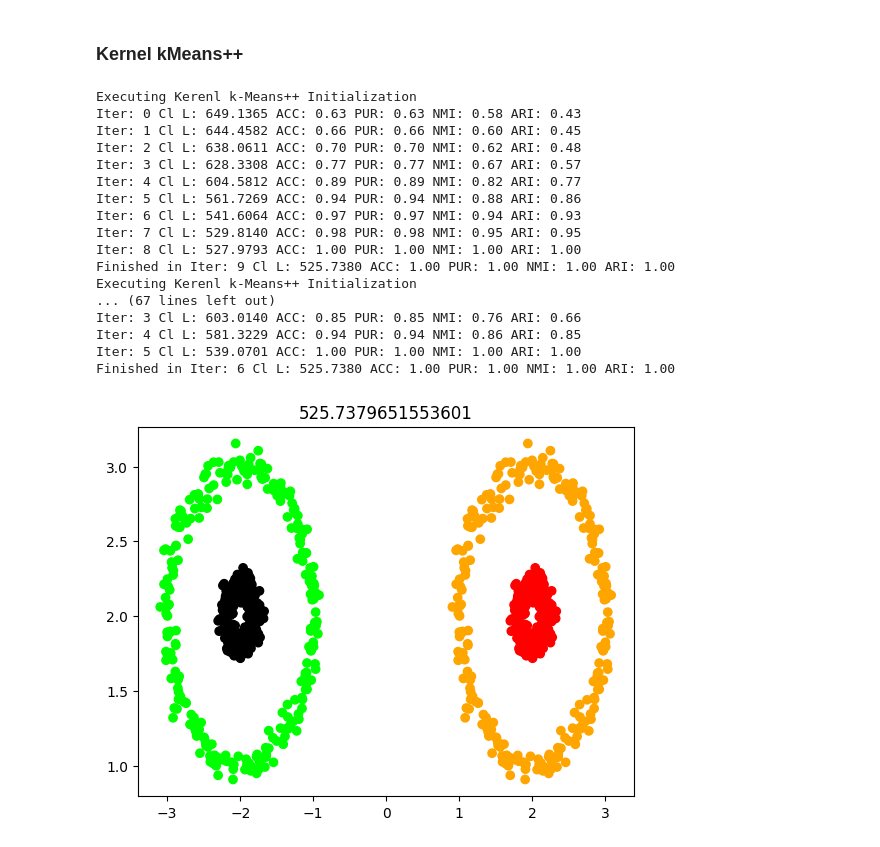
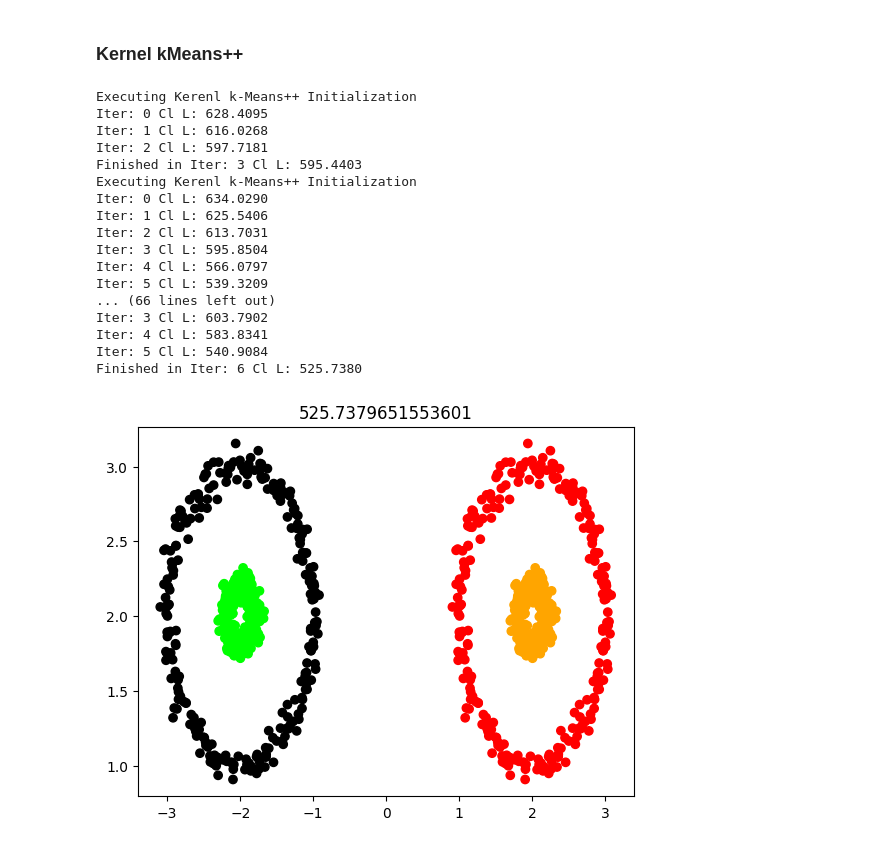
Before and after one commit to gvardakas/global-kernel-k-means-pp, a Jupyter notebook: Kernel k-means.ipynb, the cells around one changed output. Saved outputs shown, nothing was run; the diff lists cells and outputs as text; code cells hidden in the pictures.

Commit message:
Various Updates
1) Make Initialization.py from InitialPartition.py
2) KernelKMeansPP to KernleKMeans.py
3) Updates in ipynb

```diff
--- a/Kernel k-means.ipynb
+++ b/Kernel k-means.ipynb
@@ -62,27 +62,27 @@ ACC: 0.87 PUR: 0.87 NMI: 0.78 ARI: 0.72
 # %% [markdown]
 ### Kernel kMeans++
 # %%
-kernelKMeansPP =  KernelKMeansPP()
-min_total_error, best_partition = kernelKMeansPP.kernel_kmeans_pp(X, y, K, kernel_matrix, n_init=10, method='k-means++')
+kernelKMeans =  KernelKMeans()
+min_total_error, best_partition = kernelKMeans.kernel_kmeans(X, K, kernel_matrix, n_init=10, method='k-means++')
 plt.scatter(X[:, 0], X[:, 1], c=best_partition, cmap=ListedColormap(colors))
 plt.title(min_total_error)
 plt.show()
 # %% [output]
 Executing Kerenl k-Means++ Initialization
-Iter: 0 Cl L: 649.1365 ACC: 0.63 PUR: 0.63 NMI: 0.58 ARI: 0.43
-Iter: 1 Cl L: 644.4582 ACC: 0.66 PUR: 0.66 NMI: 0.60 ARI: 0.45
-Iter: 2 Cl L: 638.0611 ACC: 0.70 PUR: 0.70 NMI: 0.62 ARI: 0.48
-Iter: 3 Cl L: 628.3308 ACC: 0.77 PUR: 0.77 NMI: 0.67 ARI: 0.57
-Iter: 4 Cl L: 604.5812 ACC: 0.89 PUR: 0.89 NMI: 0.82 ARI: 0.77
-Iter: 5 Cl L: 561.7269 ACC: 0.94 PUR: 0.94 NMI: 0.88 ARI: 0.86
-Iter: 6 Cl L: 541.6064 ACC: 0.97 PUR: 0.97 NMI: 0.94 ARI: 0.93
-Iter: 7 Cl L: 529.8140 ACC: 0.98 PUR: 0.98 NMI: 0.95 ARI: 0.95
-Iter: 8 Cl L: 527.9793 ACC: 1.00 PUR: 1.00 NMI: 1.00 ARI: 1.00
-Finished in Iter: 9 Cl L: 525.7380 ACC: 1.00 PUR: 1.00 NMI: 1.00 ARI: 1.00
+Iter: 0 Cl L: 628.4095
+Iter: 1 Cl L: 616.0268
+Iter: 2 Cl L: 597.7181
+Finished in Iter: 3 Cl L: 595.4403
 Executing Kerenl k-Means++ Initialization
-... (67 lines left out)
-Iter: 3 Cl L: 603.0140 ACC: 0.85 PUR: 0.85 NMI: 0.76 ARI: 0.66
-Iter: 4 Cl L: 581.3229 ACC: 0.94 PUR: 0.94 NMI: 0.86 ARI: 0.85
-Iter: 5 Cl L: 539.0701 ACC: 1.00 PUR: 1.00 NMI: 1.00 ARI: 1.00
-Finished in Iter: 6 Cl L: 525.7380 ACC: 1.00 PUR: 1.00 NMI: 1.00 ARI: 1.00
+Iter: 0 Cl L: 634.0290
+Iter: 1 Cl L: 625.5406
+Iter: 2 Cl L: 613.7031
+Iter: 3 Cl L: 595.8504
+Iter: 4 Cl L: 566.0797
+Iter: 5 Cl L: 539.3209
+... (66 lines left out)
+Iter: 3 Cl L: 603.7902
+Iter: 4 Cl L: 583.8341
+Iter: 5 Cl L: 540.9084
+Finished in Iter: 6 Cl L: 525.7380
-[figure, old version]
+[figure, new version]
```
Also changed, not shown: parts of 3 cells of this notebook, 3 other files.
